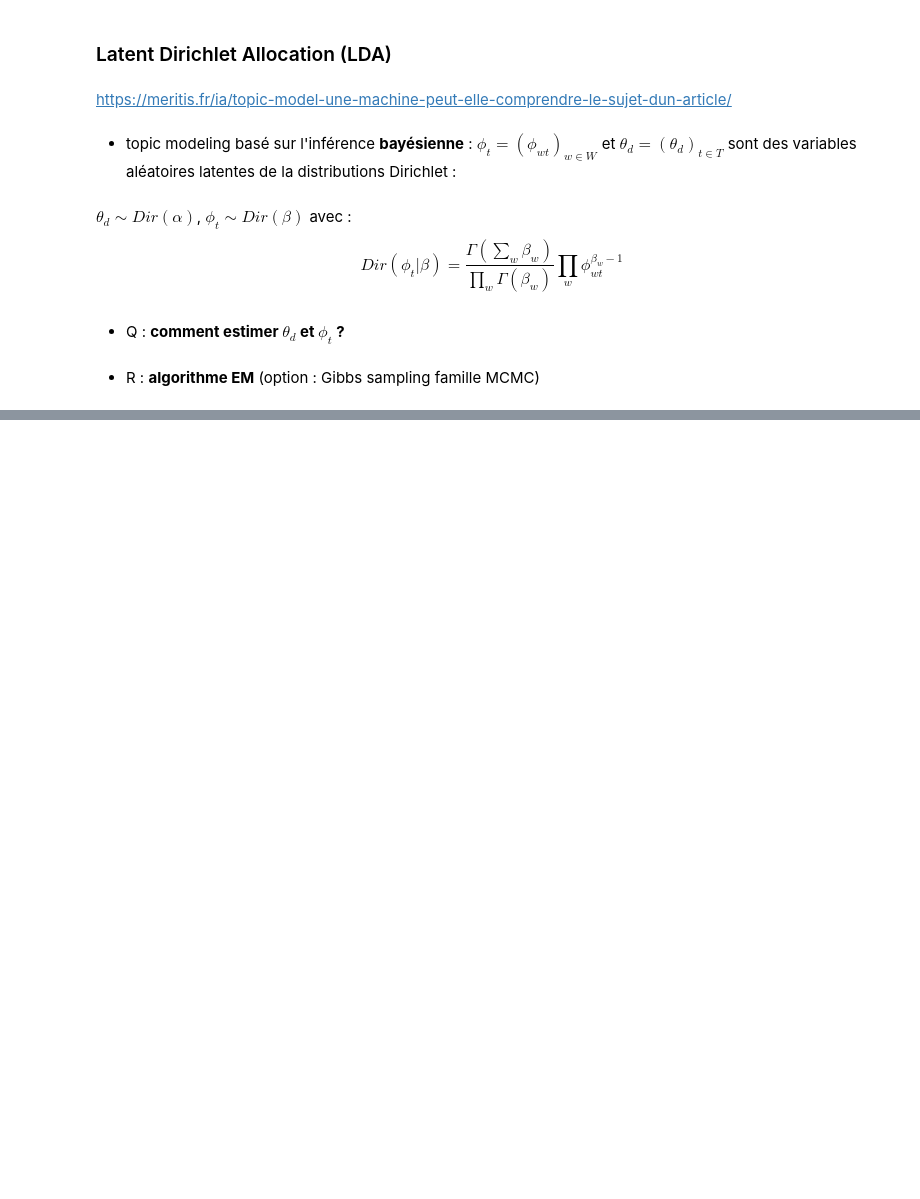
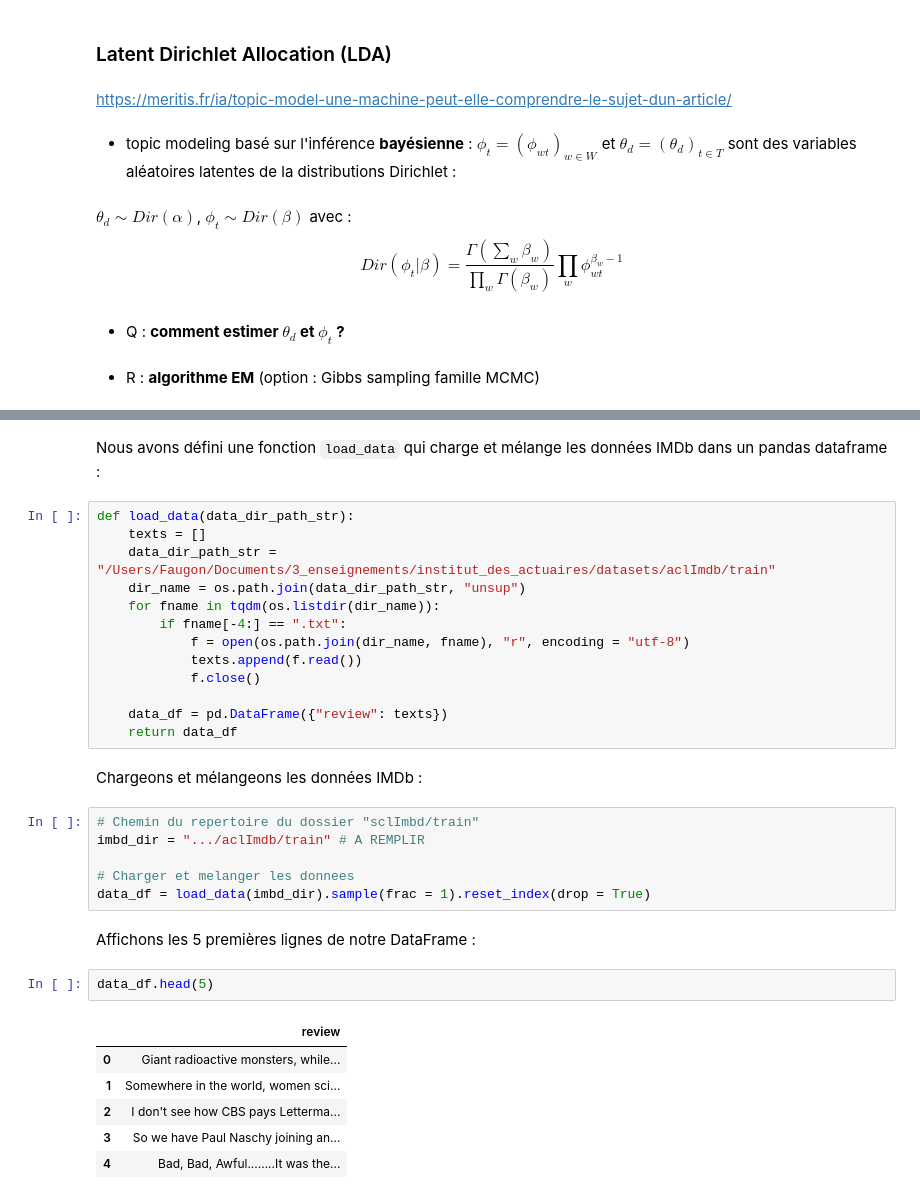
Before and after one commit to curiousML/DSA, a Jupyter notebook: text_mining/partie1/representations_vectorielles.ipynb, the cells around one changed output, grey strips where cells are left out. Cells and saved outputs as stored; diff of their text form; blank space fills up the shorter version.

```diff
--- a/text_mining/partie1/representations_vectorielles.ipynb
+++ b/text_mining/partie1/representations_vectorielles.ipynb
@@ -309,0 +310,34 @@ $$Dir(\phi_t| \beta) = \frac{\Gamma(\sum_w\beta_w)}{\prod_w \Gamma(\beta_w)}\pro
+# %% [markdown]
+Nous avons défini une fonction ``load_data`` qui charge et mélange les données IMDb dans un pandas dataframe :
+# %%
+def load_data(data_dir_path_str):
+    texts = []
+    data_dir_path_str = "/Users/Faugon/Documents/3_enseignements/institut_des_actuaires/datasets/aclImdb/train"
+    dir_name = os.path.join(data_dir_path_str, "unsup")
+    for fname in tqdm(os.listdir(dir_name)):
+        if fname[-4:] == ".txt":
+            f = open(os.path.join(dir_name, fname), "r", encoding = "utf-8")
+            texts.append(f.read())
+            f.close()
+
+    data_df = pd.DataFrame({"review": texts})
+    return data_df
+# %% [markdown]
+Chargeons et mélangeons les données IMDb :
+# %%
+# Chemin du repertoire du dossier "sclImbd/train"
+imbd_dir = ".../aclImdb/train" # A REMPLIR
+
+# Charger et melanger les donnees
+data_df = load_data(imbd_dir).sample(frac = 1).reset_index(drop = True)
+# %% [markdown]
+Affichons les 5 premières lignes de notre DataFrame :
+# %%
+data_df.head(5)
+# %% [output]
+|  | review |
+| 0 | Giant radioactive monsters, while... |
+| 1 | Somewhere in the world, women sci... |
+| 2 | I don't see how CBS pays Letterma... |
+| 3 | So we have Paul Naschy joining an... |
+| 4 | Bad, Bad, Awful........It was the... |
```
Also changed, not shown: parts of 24 cells of this notebook, 1 other file.
